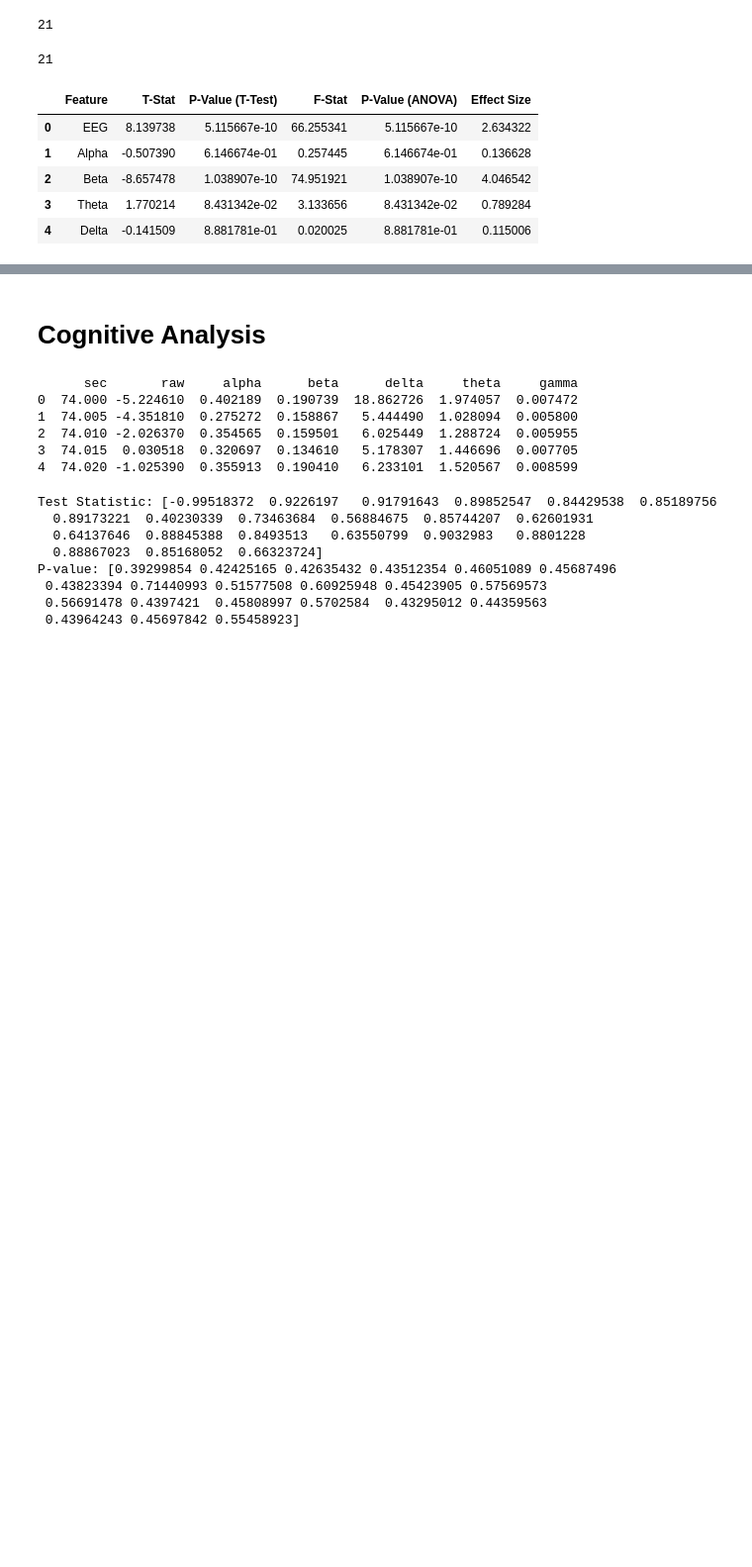
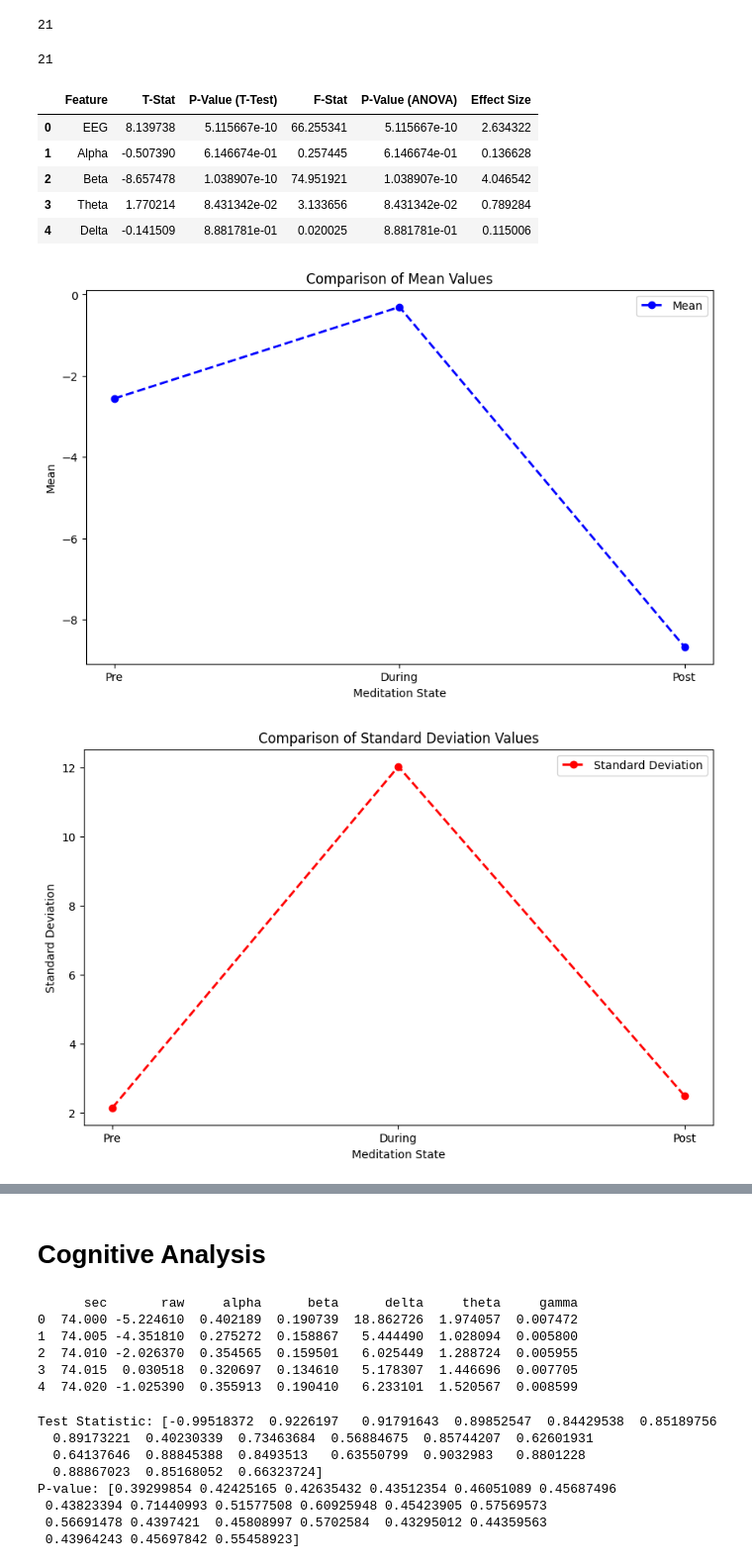
Before and after one commit to preethihiremath/brainsurf, a Jupyter notebook: FINAL.ipynb, the cells around one changed output, grey strips where cells are left out. Shown: that part at 99% size. Saved outputs shown, nothing was run; the diff lists cells and outputs as text; code cells hidden in the pictures; blank space fills up the shorter version.

Commit message:
version 3 package with visualization

```diff
--- a/FINAL.ipynb
+++ b/FINAL.ipynb
@@ -98,3 +98,51 @@ cognitive_stats
 | 2 | Beta | -8.657478 | 1.038907e-10 | 74.951921 | 1.038907e-10 | 4.046542 |
 | 3 | Theta | 1.770214 | 8.431342e-02 | 3.133656 | 8.431342e-02 | 0.789284 |
 | 4 | Delta | -0.141509 | 8.881781e-01 | 0.020025 | 8.881781e-01 | 0.115006 |
+# %%
+
+pre_sec = adarsh_pre_cog['sec']
+pre_raw = adarsh_pre_cog['raw']
+pre_alpha = adarsh_pre_cog['alpha']
+pre_beta = adarsh_pre_cog['beta']
+pre_delta = adarsh_pre_cog['delta']
+pre_theta = adarsh_pre_cog['theta']
+pre_gamma = adarsh_pre_cog['gamma']
+
+during_sec = adarsh_med['sec']
+during_raw = adarsh_med['raw']
+during_alpha = adarsh_med['alpha']
+during_beta = adarsh_med['beta']
+during_delta = adarsh_med['delta']
+during_theta = adarsh_med['theta']
+during_gamma = adarsh_med['gamma']
+
+post_sec = adarsh_post_cog['sec']
+post_raw = adarsh_post_cog['raw']
+post_alpha = adarsh_post_cog['alpha']
+post_beta = adarsh_post_cog['beta']
+post_delta = adarsh_post_cog['delta']
+post_theta = adarsh_post_cog['theta']
+post_gamma = adarsh_post_cog['gamma']
+# %%
+import numpy as np
+fs = 200
+scales = np.arange(1, 10)
+# %%
+import brainsurf.data.comparative_visualize as compare
+
+factory = compare.ComparativeVisualizationFactory()
+# %%
+# Visualize statistical features
+factory.visualize_mean(pre_raw, during_raw, post_raw)
+factory.visualize_standard_deviation(pre_raw, during_raw, post_raw)
+
+# Calculate and visualize other features
+factory.visualize_skewness(pre_raw, during_raw, post_raw)
+factory.visualize_kurtosis(pre_raw, during_raw, post_raw)
+factory.visualize_range(pre_raw, during_raw, post_raw)
+factory.visualize_variance(pre_raw, during_raw, post_raw)
+factory.visualize_rms(pre_raw, during_raw, post_raw)
+factory.visualize_spectral_power(pre_raw, during_raw, post_raw, fs)
+# %% [output]
+[figure, added]
+[figure, added]
```
Also changed, not shown: parts of 14 cells of this notebook, 46 other files.
